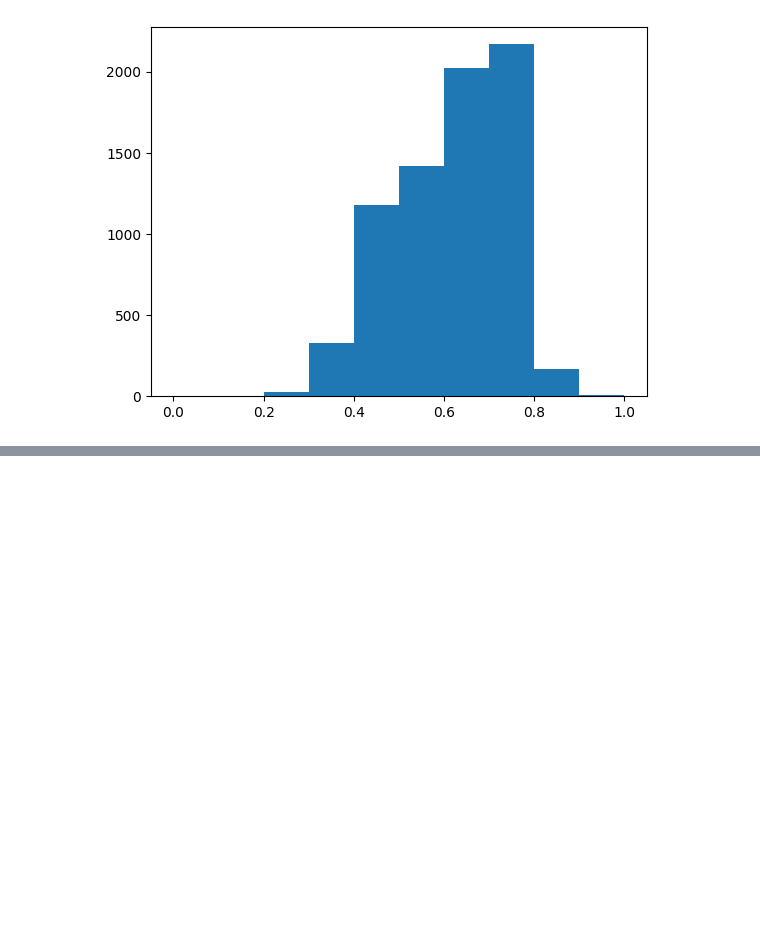
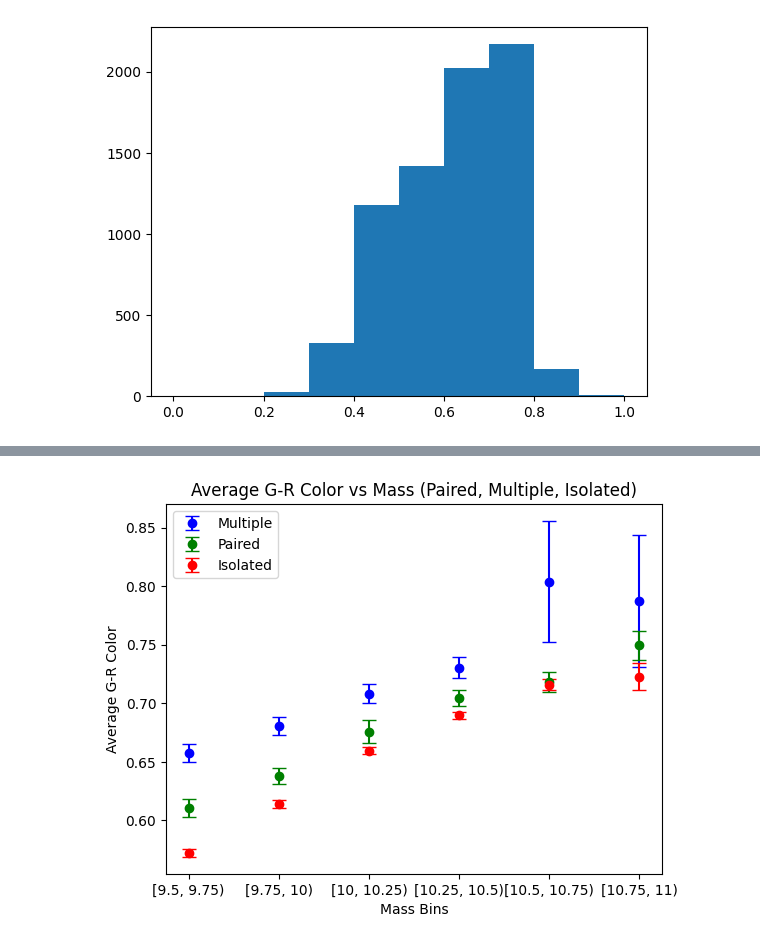
Before and after one commit to harishk30/DwarfGalaxyAnalysis, a Jupyter notebook: SAGAxCM.ipynb, the cells around one changed output, grey strips where cells are left out. Cells and saved outputs as stored; diff of their text form; code cells hidden in the pictures; blank space fills up the shorter version.

Commit message:
G-R Paired Analysis

```diff
--- a/SAGAxCM.ipynb
+++ b/SAGAxCM.ipynb
@@ -2172,0 +2185,67 @@ plt.show()
+# %%
+import numpy as np
+import matplotlib.pyplot as plt
+
+# Function to define bins for each category
+def define_bins(filtered_data):
+    bin1, bin2, bin3, bin4, bin5, bin6 = [], [], [], [], [], []
+    for i in range(0, len(filtered_data)):
+        val = filtered_data.iloc[i]
+        if val['mass_NSA'] > 9.5 and val['mass_NSA'] <= 9.75:
+            bin1.append(val['g-r'])
+        elif val['mass_NSA'] <= 10 and val['mass_NSA'] > 9.75:
+            bin2.append(val['g-r'])
+        elif val['mass_NSA'] <= 10.25 and val['mass_NSA'] > 10:
+            bin3.append(val['g-r'])
+        elif val['mass_NSA'] <= 10.5 and val['mass_NSA'] > 10.25:
+            bin4.append(val['g-r'])
+        elif val['mass_NSA'] <= 10.75 and val['mass_NSA'] > 10.5:
+            bin5.append(val['g-r'])
+        elif val['mass_NSA'] <= 11 and val['mass_NSA'] > 10.75:
+            bin6.append(val['g-r'])
+    return [bin1, bin2, bin3, bin4, bin5, bin6]
+
+# Function to calculate average and standard error for each bin
+def calculate_avg_std(bin_values):
+    avg_values, std_errors = [], []
+    for bin_val in bin_values:
+        if len(bin_val) > 0:
+            mean, std_error = calculate_bootstrap_statistics(bin_val)
+            avg_values.append(mean)
+            std_errors.append(std_error)
+        else:
+            avg_values.append(np.nan)
+            std_errors.append(np.nan)
+    return avg_values, std_errors
+
+# Assuming filtered_multiple, filtered_pair, and filtered_none are already defined DataFrames
+# Get bins for each category
+bin_values_multiple = define_bins(filtered_multiple)
+bin_values_pair = define_bins(filtered_pair)
+bin_values_none = define_bins(filtered_none)
+
+# Calculate average and standard error for each category
+avg_values_multiple, std_errors_multiple = calculate_avg_std(bin_values_multiple)
+avg_values_pair, std_errors_pair = calculate_avg_std(bin_values_pair)
+avg_values_none, std_errors_none = calculate_avg_std(bin_values_none)
+
+# Plotting
+groups = ['[9.5, 9.75)', '[9.75, 10)', '[10, 10.25)', '[10.25, 10.5)', '[10.5, 10.75)', '[10.75, 11)']
+x = np.arange(len(groups))
+
+fig, ax = plt.subplots()
+
+ax.errorbar(x, avg_values_multiple, yerr=std_errors_multiple, fmt='o', label='Multiple', capsize=5, color='blue')
+ax.errorbar(x, avg_values_pair, yerr=std_errors_pair, fmt='o', label='Paired', capsize=5, color='green')
+ax.errorbar(x, avg_values_none, yerr=std_errors_none, fmt='o', label='Isolated', capsize=5, color='red')
+
+ax.set_xlabel('Mass Bins')
+ax.set_ylabel('Average G-R Color')
+ax.set_title('Average G-R Color vs Mass (Paired, Multiple, Isolated)')
+ax.set_xticks(x)
+ax.set_xticklabels(groups)
+ax.legend()
+
+plt.show()
+# %% [output]
+[figure, added]
```
Also changed, not shown: parts of 7 cells of this notebook.
